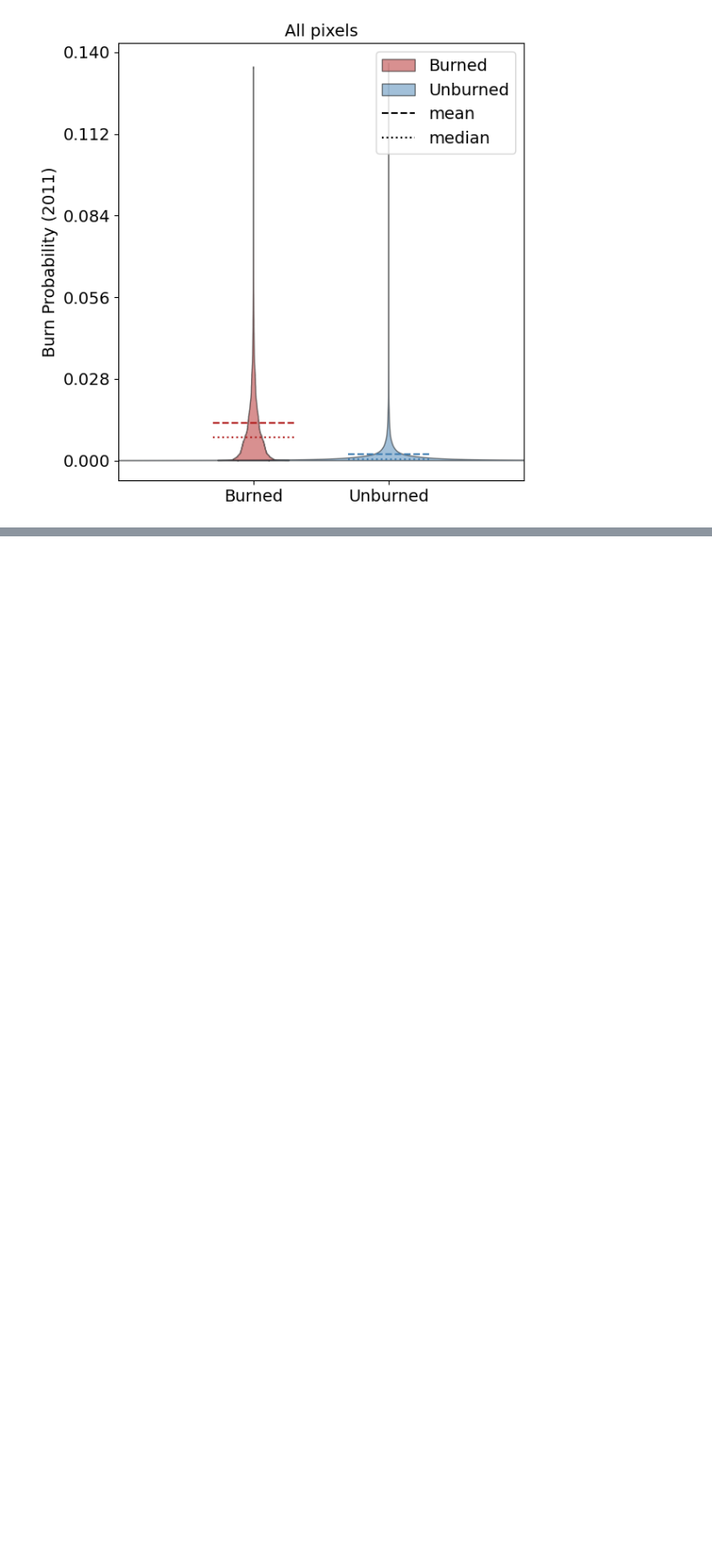
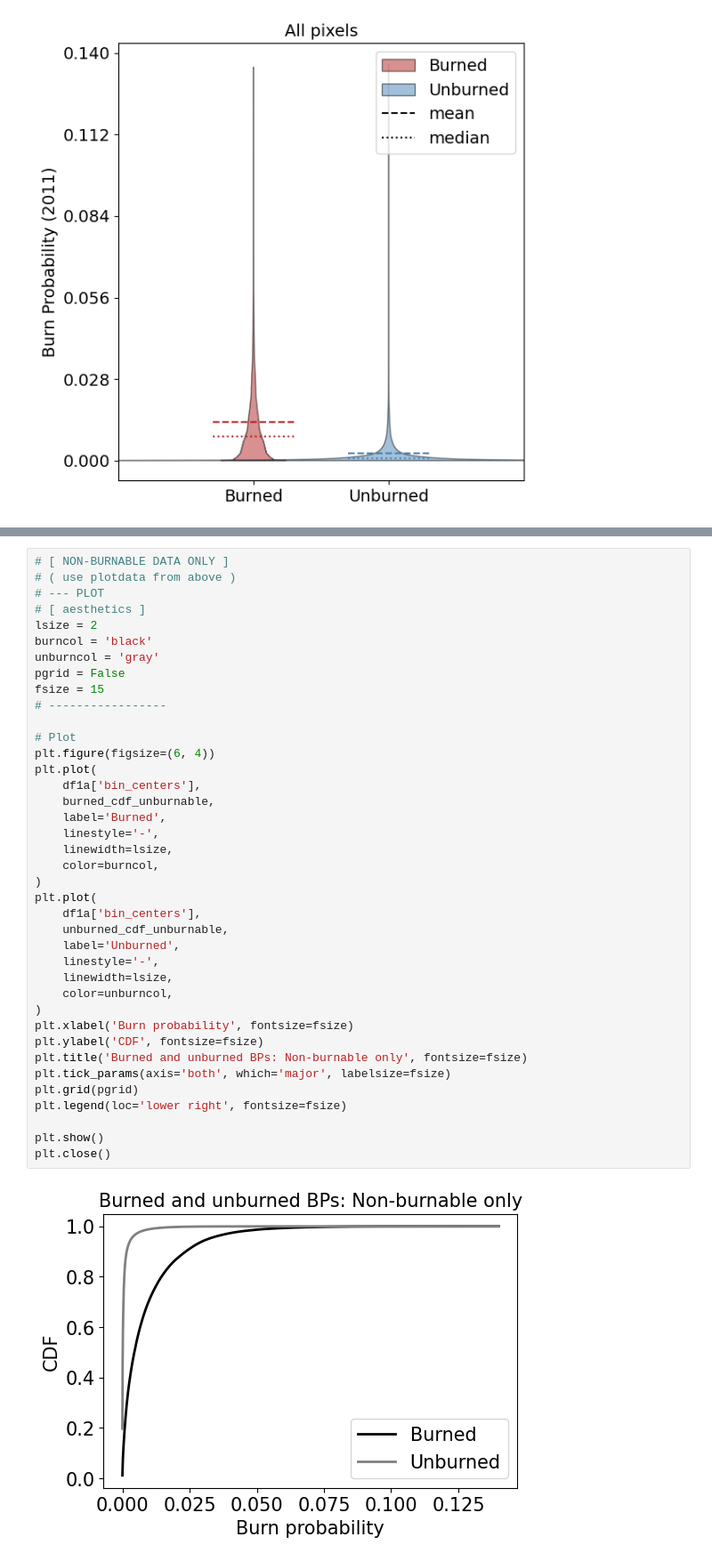
Before and after one commit to carbonplan/ocr, a Jupyter notebook: docs/methods/fire-risk/benchmarking.ipynb, the cells around one changed output, grey strips where cells are left out. Shown at 89% size. Saved outputs shown, nothing was run; the diff lists cells and outputs as text; blank space fills up the shorter version.

```diff
--- a/docs/methods/fire-risk/benchmarking.ipynb
+++ b/docs/methods/fire-risk/benchmarking.ipynb
@@ -264,0 +310,41 @@ plt.close()
+# %%
+# [ NON-BURNABLE DATA ONLY ]
+# ( use plotdata from above )
+# --- PLOT
+# [ aesthetics ]
+lsize = 2
+burncol = 'black'
+unburncol = 'gray'
+pgrid = False
+fsize = 15
+# -----------------
+
+# Plot
+plt.figure(figsize=(6, 4))
+plt.plot(
+    df1a['bin_centers'],
+    burned_cdf_unburnable,
+    label='Burned',
+    linestyle='-',
+    linewidth=lsize,
+    color=burncol,
+)
+plt.plot(
+    df1a['bin_centers'],
+    unburned_cdf_unburnable,
+    label='Unburned',
+    linestyle='-',
+    linewidth=lsize,
+    color=unburncol,
+)
+plt.xlabel('Burn probability', fontsize=fsize)
+plt.ylabel('CDF', fontsize=fsize)
+plt.title('Burned and unburned BPs: Non-burnable only', fontsize=fsize)
+plt.tick_params(axis='both', which='major', labelsize=fsize)
+plt.grid(pgrid)
+plt.legend(loc='lower right', fontsize=fsize)
+
+plt.show()
+plt.close()
+# %% [output]
+[figure, added]
```
Also changed, not shown: parts of 12 cells of this notebook, 3 other files.
